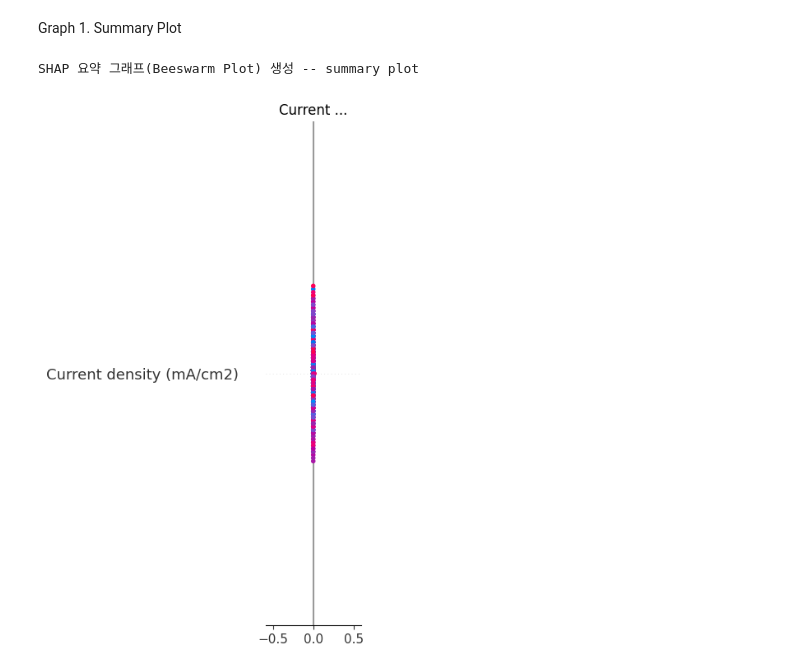
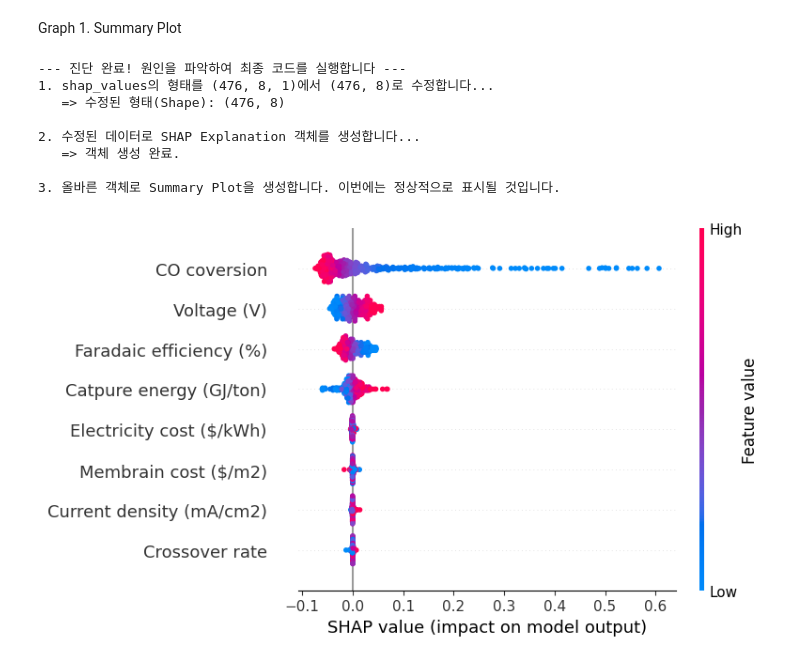
Before and after one commit to foodbanana/SHAP_XAI_project, a Jupyter notebook: CO2RR_SHAP_0807.ipynb, the cells around one changed output. Drawn from its saved outputs; the diff is of its cells as text; code cells hidden in the pictures.

```diff
--- a/CO2RR_SHAP_0807.ipynb
+++ b/CO2RR_SHAP_0807.ipynb
@@ -647,16 +647,43 @@ SHAP Explanation 객체 생성
 Explanation 객체 생성 완료!
 # %% [markdown]
 Graph 1. Summary Plot
-# %%
-#import shap
-#import matplotlib.pyplot as plt
-
-print("SHAP 요약 그래프(Beeswarm Plot) 생성 -- summary plot")
-
-
-shap.summary_plot(shap_explanation)
-
-plt.show()
-# %% [output]
-SHAP 요약 그래프(Beeswarm Plot) 생성 -- summary plot
-[figure, removed]
+# %%
+# [최종 해결 코드]
+# 원인: shap_values의 형태가 (476, 8, 1)인 3차원 배열이었음
+# 해결: numpy.squeeze() 함수로 불필요한 차원을 제거하여 (476, 8) 형태로 만듦
+
+import numpy as np
+import shap
+import matplotlib.pyplot as plt
+
+print("--- 진단 완료! 원인을 파악하여 최종 코드를 실행합니다 ---")
+
+# 1. 문제의 원인이었던 3차원 배열(476, 8, 1)을 2차원(476, 8)으로 변환합니다.
+print("1. shap_values의 형태를 (476, 8, 1)에서 (476, 8)로 수정합니다...")
+shap_values_corrected = np.squeeze(shap_values)
+print(f"   => 수정된 형태(Shape): {shap_values_corrected.shape}")
+
+# 2. 수정된 배열을 사용해 SHAP Explanation 객체를 다시 생성합니다.
+print("\n2. 수정된 데이터로 SHAP Explanation 객체를 생성합니다...")
+shap_explanation_corrected = shap.Explanation(
+    values=shap_values_corrected,
+    base_values=explainer.expected_value,
+    data=X_test_scaled,
+    feature_names=feature_names
+)
+print("   => 객체 생성 완료.")
+
+# 3. 최종적으로 수정된 객체로 Summary Plot을 생성합니다.
+print("\n3. 올바른 객체로 Summary Plot을 생성합니다. 이번에는 정상적으로 표시될 것입니다.")
+shap.summary_plot(shap_explanation_corrected)
+plt.show()
+# %% [output]
+--- 진단 완료! 원인을 파악하여 최종 코드를 실행합니다 ---
+1. shap_values의 형태를 (476, 8, 1)에서 (476, 8)로 수정합니다...
+   => 수정된 형태(Shape): (476, 8)
+
+2. 수정된 데이터로 SHAP Explanation 객체를 생성합니다...
+   => 객체 생성 완료.
+
+3. 올바른 객체로 Summary Plot을 생성합니다. 이번에는 정상적으로 표시될 것입니다.
+[figure, added]
```
